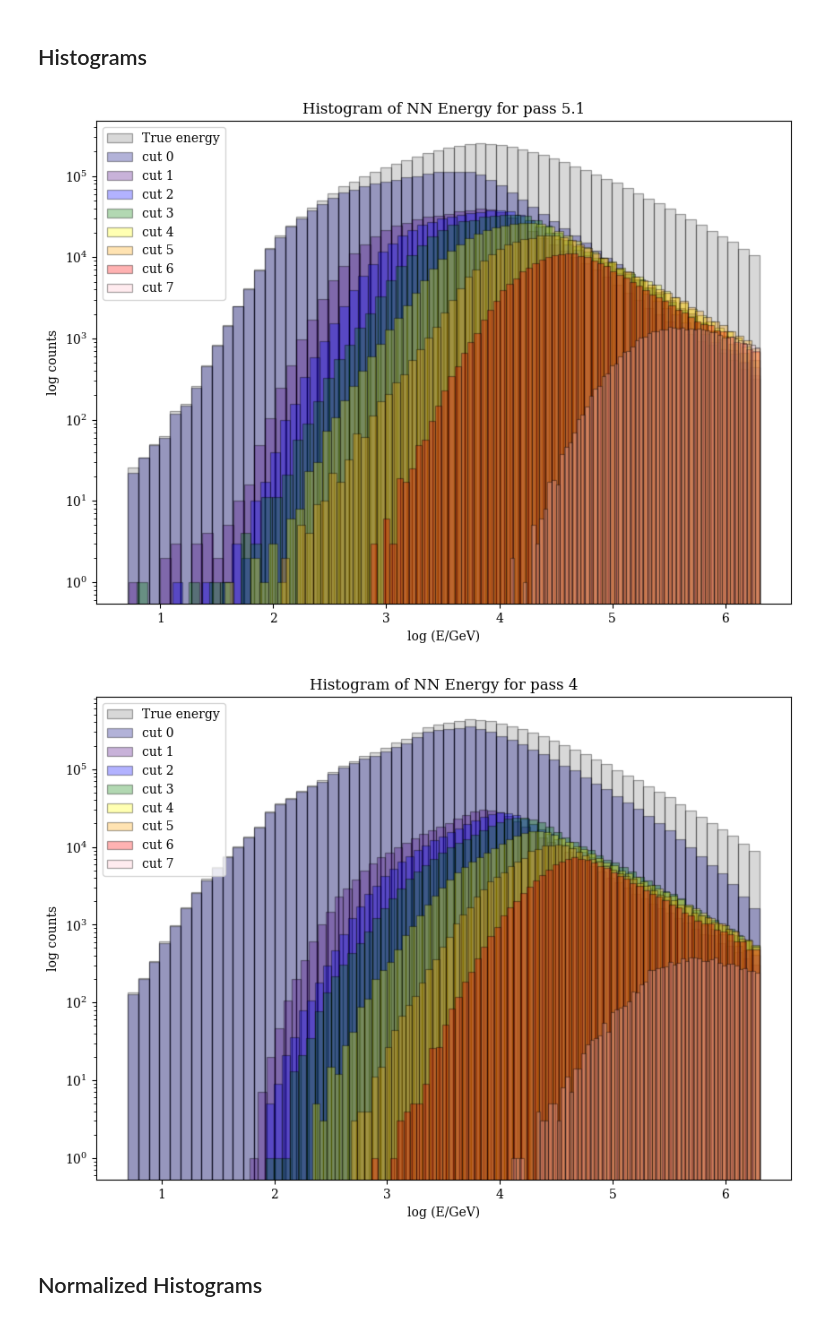
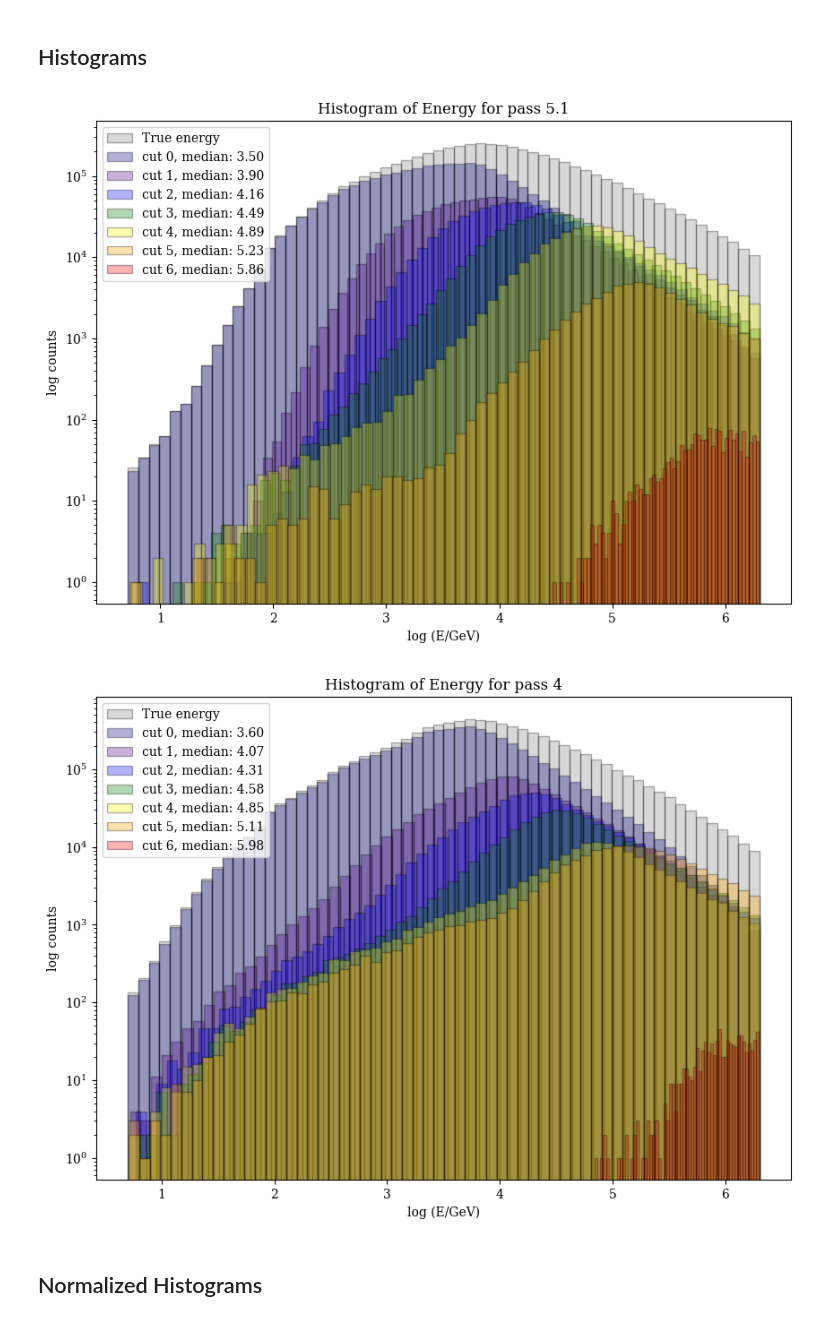
Before and after one commit to riyakore/WIPAC, a Jupyter notebook: Monte_Carlo_Data.ipynb, the cells around one changed output. Drawn from its saved outputs; the diff is of its cells as text; code cells hidden in the pictures.

```diff
--- a/Monte_Carlo_Data.ipynb
+++ b/Monte_Carlo_Data.ipynb
@@ -389,5 +390,5 @@ def contour_lines_dict(contours):
 # %%
-def polynomial_func(lines_dict):
+def polynomial_func(lines_dict, zenith):
     vertices_dict = {}
     for i, line in enumerate(lines_dict.keys()):
         x_data = lines_dict[line][0]
@@ -396,11 +397,13 @@ def polynomial_func(lines_dict):
         if x_data.size == 0 or y_data.size == 0:
             continue
 
-        p = np.polyfit(x_data, y_data, 3)
-        y_fit = np.zeros_like(x_data)
+        # using a degree 3 polynomial - try with degree 2 or 4 also to see accuracy
+        p = np.polyfit(x_data, y_data, 2)
+        x_fit = np.cos(zenith)
+        y_fit = np.zeros_like(x_fit)
         for j in range(len(p)):
-            y_fit += p[j] * (x_data ** (len(p) - 1 - j))
-        vertices_dict[f'line{i}'] = (x_data, y_fit)
+            y_fit += p[j] * (x_fit ** (len(p) - 1 - j))
+        vertices_dict[f'line{i}'] = (x_fit, y_fit)
     return vertices_dict
 # %%
 intercept_paths_5 = make_energy_histo(pass_5_dict['rec proton energy'], pass_5_dict['zenith'], pass_5_dict['weight'],
@@ -429,4 +451,4 @@ intercept_paths_4 = make_energy_histo(pass_4_dict['rec proton energy'], pass_4_d
 # %%
 vertices_4 = get_contour_verts(intercept_paths_4)
 lines_dict_4 = contour_lines_dict(vertices_4)
-vertices_dict_4 = polynomial_func(lines_dict_4)
+vertices_dict_4 = polynomial_func(lines_dict_4, pass_4_dict['zenith'])
@@ -577,20 +593,14 @@ pass_5_dict.keys()
 dict_keys(['zenith', 'nHit', 'pinc', 'true energy', 'rec nn energy', 'rec proton energy', 'weight'])
 # %%
 # pass 5.1
-rec_energy_cuts_5 = create_cuts_m1(pass_5_dict['true energy'],
-                                      pass_5_dict['nHit'], pass_5_dict['zenith'], vertices_dict_5)
-rec_weights_cuts_5 = create_cuts_m1(pass_5_dict['weight'],
-                                      pass_5_dict['nHit'], pass_5_dict['zenith'], vertices_dict_5)
-rec_zenith_cuts_5 = create_cuts_m1(pass_5_dict['zenith'],
-                                      pass_5_dict['nHit'], pass_5_dict['zenith'], vertices_dict_5)
+rec_energy_cuts_5 = create_cuts_m1(pass_5_dict['true energy'], pass_5_dict['nHit'], vertices_dict_5)
+rec_weights_cuts_5 = create_cuts_m1(pass_5_dict['weight'], pass_5_dict['nHit'], vertices_dict_5)
+rec_zenith_cuts_5 = create_cuts_m1(pass_5_dict['zenith'], pass_5_dict['nHit'], vertices_dict_5)
 
 # pass 4
-rec_energy_cuts_4 = create_cuts_m1(pass_4_dict['true energy'],
-                                      pass_4_dict['nHit'], pass_4_dict['zenith'],vertices_dict_4)
-rec_weights_cuts_4 = create_cuts_m1(pass_4_dict['weight'],
-                                      pass_4_dict['nHit'], pass_4_dict['zenith'], vertices_dict_4)
-rec_zenith_cuts_4 = create_cuts_m1(pass_4_dict['zenith'],
-                                      pass_4_dict['nHit'], pass_4_dict['zenith'], vertices_dict_4)
+rec_energy_cuts_4 = create_cuts_m1(pass_4_dict['true energy'], pass_4_dict['nHit'],vertices_dict_4)
+rec_weights_cuts_4 = create_cuts_m1(pass_4_dict['weight'], pass_4_dict['nHit'], vertices_dict_4)
+rec_zenith_cuts_4 = create_cuts_m1(pass_4_dict['zenith'], pass_4_dict['nHit'], vertices_dict_4)
 # %%
 # checking the output
 rec_energy_cuts_5
@@ -798,14 +817,17 @@ def energy_zenith_plot(energies, weights, zeniths, zbins, colors, titles):
 # %% [markdown]
 ## Histogram of the cuts with respect to true energy
 # %%
+# for method 1, we have 8 cuts
 hist_colors_m1 = ['navy', 'indigo', 'blue', 'green', 'yellow', 'orange', 'red', 'pink']
+# for method 2, we have 7 cuts
 hist_colors_m2 = ['violet', 'indigo', 'blue', 'green', 'yellow', 'orange', 'red']
 
 def make_histogram(true_energy, energy_cuts, hist_colors, title):
     plt.figure(figsize = (10,7))
     plt.hist(true_energy, bins = 60, histtype = 'bar', alpha = 0.3, label = "True energy", edgecolor='black', color='grey')
     for i, (cut, color) in enumerate(zip(energy_cuts,hist_colors)):
-        plt.hist(cut, bins = 60, histtype = 'bar', alpha = 0.3, label = f"cut {i}", edgecolor='black', color = color)
+        plt.hist(cut, bins = 60, histtype = 'bar', alpha = 0.3, label = f"cut {i}, median: {np.median(cut):.2f}",
+                 edgecolor='black', color = color)
 
     plt.title(title)
     plt.xlabel("log (E/GeV)")
@@ -850,13 +871,13 @@ energy_zenith_plot(rec_nn_energies, rec_nn_weights, rec_nn_zeniths, zbins, color
 # %% [markdown]
 ## Histograms
 # %%
-make_histogram(pass_5_dict['true energy'],rec_energy_cuts_5, hist_colors_m1, "Histogram of NN Energy for pass 5.1" )
+make_histogram(pass_5_dict['true energy'],rec_energy_cuts_5, hist_colors_m1, "Histogram of Energy for pass 5.1" )
 # %% [output]
-[figure, old version]
+[figure, new version]
 # %%
-make_histogram(pass_4_dict['true energy'],rec_energy_cuts_4, hist_colors_m1, "Histogram of NN Energy for pass 4" )
+make_histogram(pass_4_dict['true energy'],rec_energy_cuts_4, hist_colors_m1, "Histogram of Energy for pass 4" )
 # %% [output]
-[figure, old version]
+[figure, new version]
 # %% [markdown]
 ## Normalized Histograms
 # %%
```
Also changed, not shown: parts of 41 cells of this notebook.
